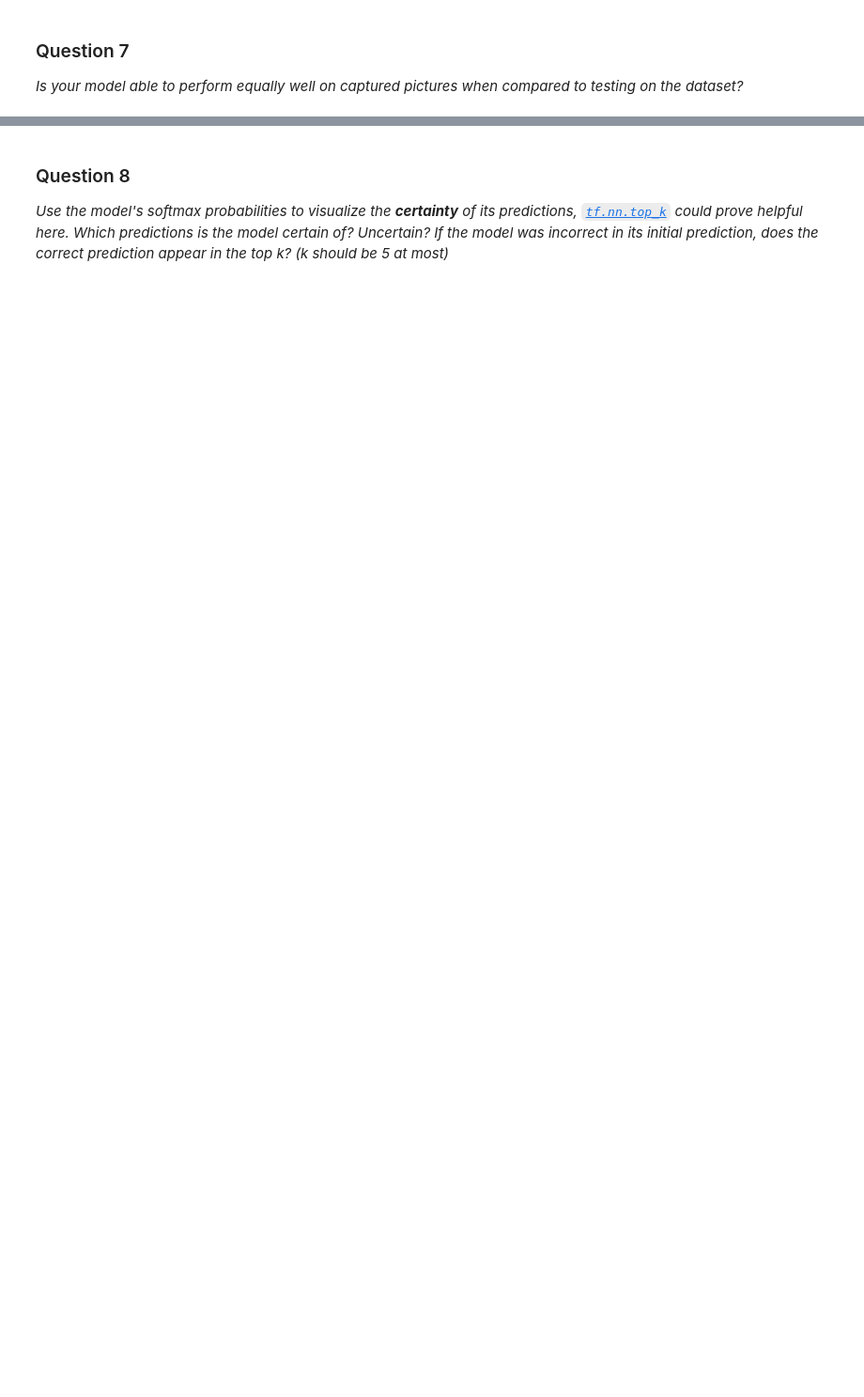
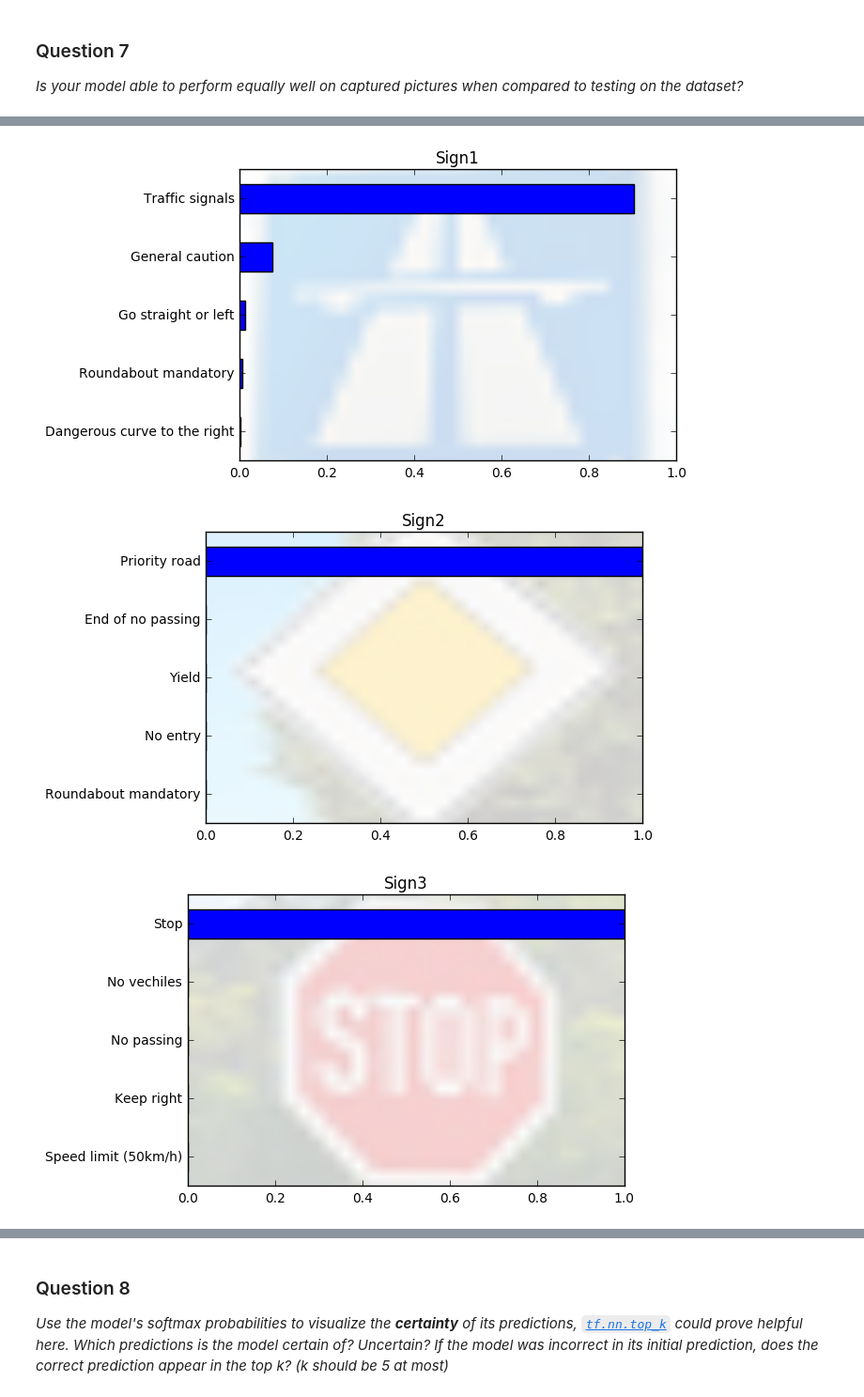
Before and after one commit to kevinpalm/udacity_traffic_signs, a Jupyter notebook: Traffic_Signs_Recognition.ipynb, the cells around one changed output, grey strips where cells are left out. Shown at 94% size. Cells and saved outputs as stored; diff of their text form; code cells hidden in the pictures; blank space fills up the shorter version.

```diff
--- a/Traffic_Signs_Recognition.ipynb
+++ b/Traffic_Signs_Recognition.ipynb
@@ -367,0 +353,15 @@ KeyboardInterrupt:
+# %%
+# Do a final test
+
+with tf.Session() as sess:
+
+    # Init variables
+    tf.initialize_all_variables().run()
+
+    # Restore saved weights
+    saver.restore(sess, "model.ckpt")
+
+    # Report the testing accuracy
+    predicts = sess.run(tf.argmax(fx, 1), feed_dict={x: test_x, p_keep_conv: 1.0, p_keep_hidden: 1.0})
+    accuracy = accuracy_score(np.argmax(test_y, axis=1), predicts)
+    print("Accuracy score:", accuracy)
@@ -434,0 +496,31 @@ _Is your model able to perform equally well on captured pictures when compared t
+# %%
+### Visualize the softmax probabilities here.
+### Feel free to use as many code cells as needed.
+
+# Start session
+with tf.Session() as sess:
+
+    # Init variables
+    tf.initialize_all_variables().run()
+
+    # Restore weights
+    saver.restore(sess, "model.ckpt")
+
+    # Make softmax predictions
+    softs = sess.run(tf.nn.softmax(fx), feed_dict={x: test_images, p_keep_conv: 1.0, p_keep_hidden: 1.0})
+
+# Convert to dataframe
+softs = pd.DataFrame(softs)
+
+# Key the column headers
+softs.columns = [lookupdict[i] for i in softs.columns.values]
+
+# Iterate through and plot each
+for index, row in softs.iterrows():
+    plt.figure()
+    row.sort_values()[-5:].plot.barh(title="Sign{}".format(index+1))
+    plt.imshow(imread("test_images/sign{}.png".format(index+1)), alpha=0.2, aspect="auto", extent=(0, 1, -1, 5))
+# %% [output]
+[figure, added]
+[figure, added]
+[figure, added]
```
Also changed, not shown: parts of 21 cells of this notebook, 4 other files.
